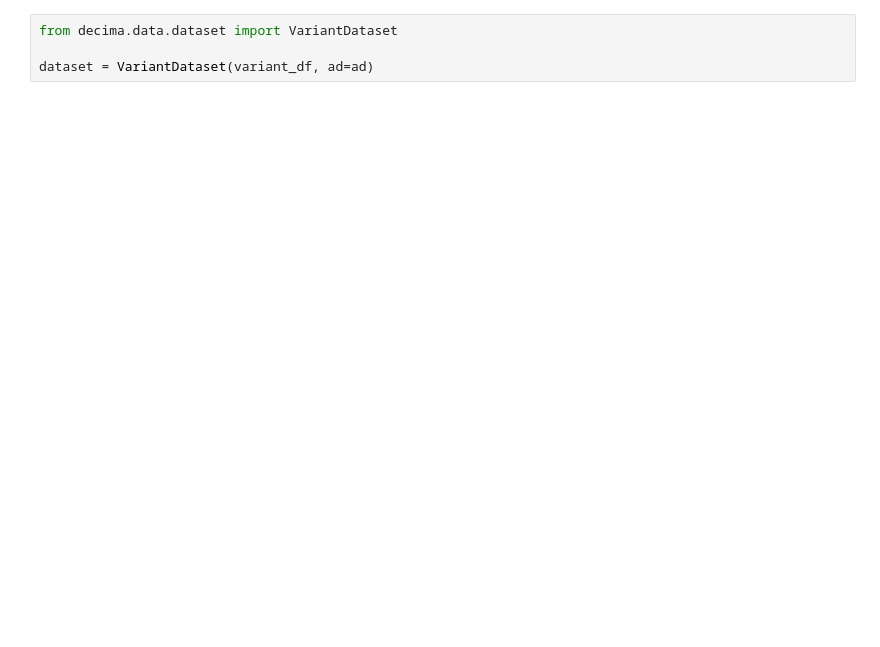
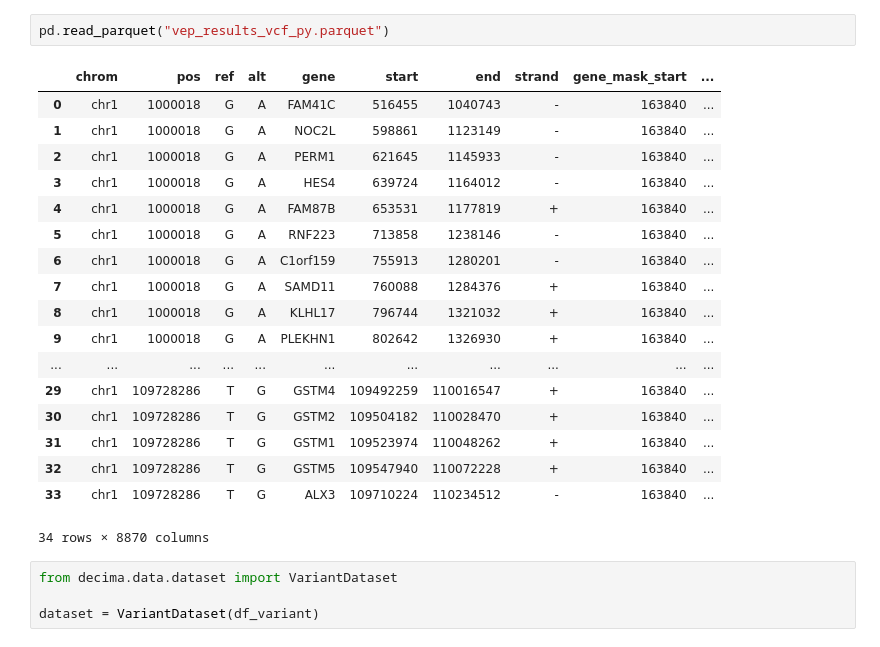
Before and after one commit to Genentech/decima, a Jupyter notebook: tutorials/2-variant-effect-prediction.ipynb, the cells around one changed output. Saved outputs shown, nothing was run; the diff lists cells and outputs as text; blank space fills up the shorter version.

```diff
--- a/tutorials/2-variant-effect-prediction.ipynb
+++ b/tutorials/2-variant-effect-prediction.ipynb
@@ -43,6 +265,27 @@ dropped 0 variants because the variant did not fit in the interval
+# %%
+pd.read_parquet("vep_results_vcf_py.parquet")
+# %% [output]
+|  | chrom | pos | ref | alt | gene | start | end | strand | gene_mask_start | ... |
+| 0 | chr1 | 1000018 | G | A | FAM41C | 516455 | 1040743 | - | 163840 | ... |
+| 1 | chr1 | 1000018 | G | A | NOC2L | 598861 | 1123149 | - | 163840 | ... |
+| 2 | chr1 | 1000018 | G | A | PERM1 | 621645 | 1145933 | - | 163840 | ... |
+| 3 | chr1 | 1000018 | G | A | HES4 | 639724 | 1164012 | - | 163840 | ... |
+| 4 | chr1 | 1000018 | G | A | FAM87B | 653531 | 1177819 | + | 163840 | ... |
+| 5 | chr1 | 1000018 | G | A | RNF223 | 713858 | 1238146 | - | 163840 | ... |
+| 6 | chr1 | 1000018 | G | A | C1orf159 | 755913 | 1280201 | - | 163840 | ... |
+| 7 | chr1 | 1000018 | G | A | SAMD11 | 760088 | 1284376 | + | 163840 | ... |
+| 8 | chr1 | 1000018 | G | A | KLHL17 | 796744 | 1321032 | + | 163840 | ... |
+| 9 | chr1 | 1000018 | G | A | PLEKHN1 | 802642 | 1326930 | + | 163840 | ... |
+| ... | ... | ... | ... | ... | ... | ... | ... | ... | ... | ... |
+| 29 | chr1 | 109728286 | T | G | GSTM4 | 109492259 | 110016547 | + | 163840 | ... |
+| 30 | chr1 | 109728286 | T | G | GSTM2 | 109504182 | 110028470 | + | 163840 | ... |
+| 31 | chr1 | 109728286 | T | G | GSTM1 | 109523974 | 110048262 | + | 163840 | ... |
+| 32 | chr1 | 109728286 | T | G | GSTM5 | 109547940 | 110072228 | + | 163840 | ... |
+| 33 | chr1 | 109728286 | T | G | ALX3 | 109710224 | 110234512 | - | 163840 | ... |
+34 rows × 8870 columns
 # %%
 from decima.data.dataset import VariantDataset
 
-dataset = VariantDataset(variant_df, ad=ad)
+dataset = VariantDataset(df_variant)
 # %%
 dataset[0]
```
Also changed, not shown: parts of 32 cells of this notebook, 21 other files.
